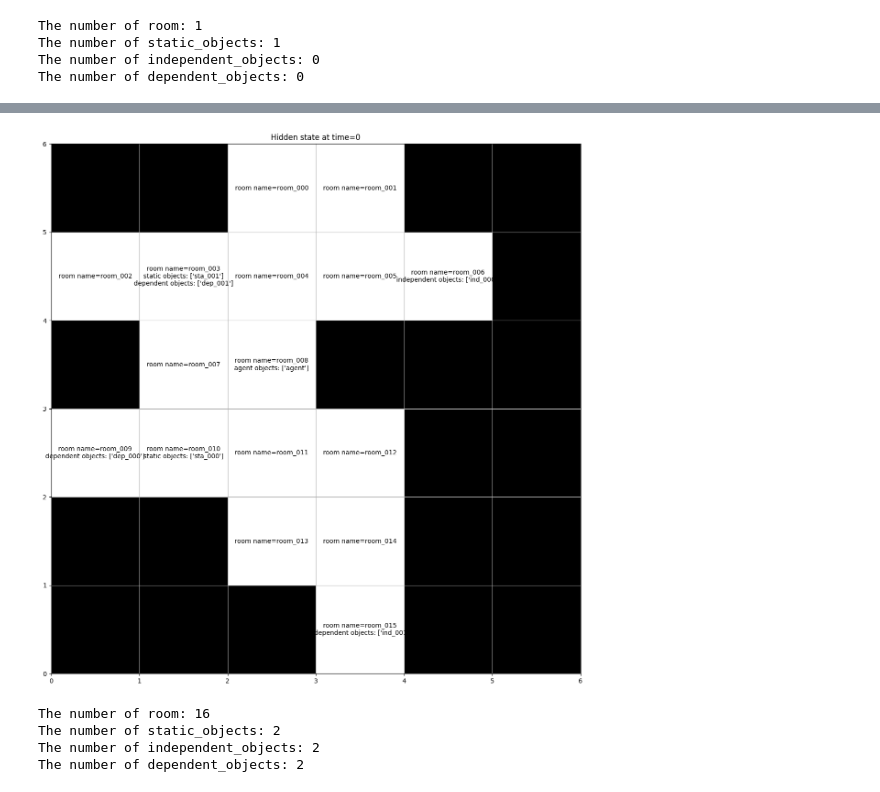
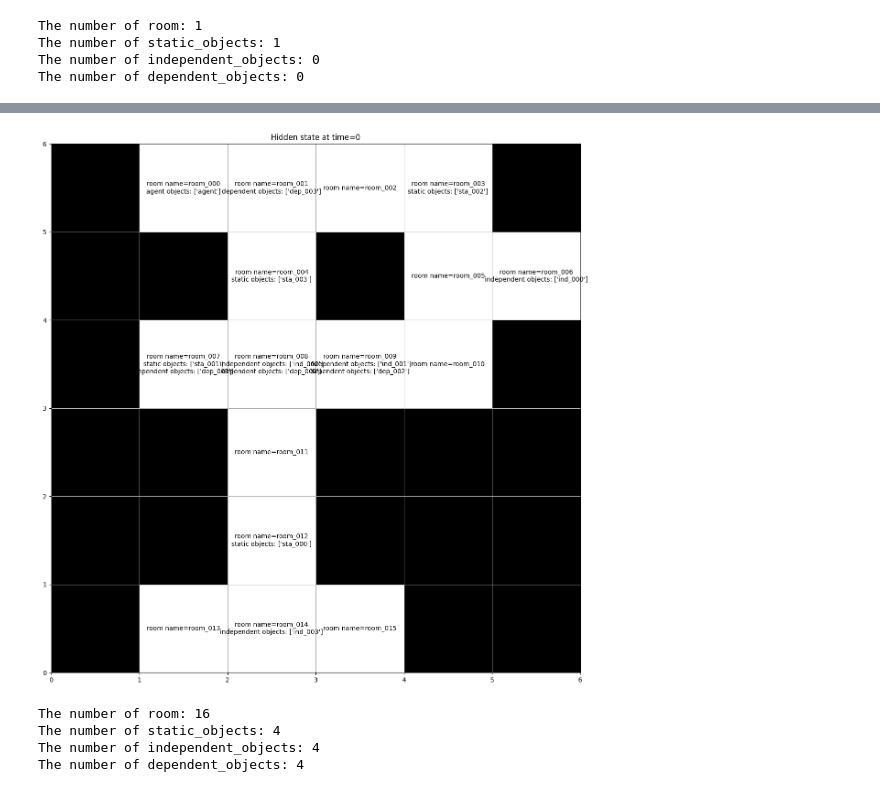
Before and after one commit to humemai/room-env, a Jupyter notebook: room-env-v2.ipynb, the cells around one changed output, grey strips where cells are left out. Drawn from its saved outputs; the diff is of its cells as text; code cells hidden in the pictures.

```diff
--- a/room-env-v2.ipynb
+++ b/room-env-v2.ipynb
@@ -39,7 +65,7 @@ env_config = {
     "question_prob": 1.0,
     "seed": 0,
     "terminates_at": 99,
-    "randomize_observations": True,
+    "randomize_observations": "all",
     "room_size": "xxs",
 }
 
@@ -61,7 +87,7 @@ env_config = {
     "question_prob": 1.0,
     "seed": 2,
     "terminates_at": 99,
-    "randomize_observations": True,
+    "randomize_observations": "all",
     "room_size": "xs",
 }
 
@@ -83,7 +109,7 @@ env_config = {
     "question_prob": 1.0,
     "seed": 0,
     "terminates_at": 99,
-    "randomize_observations": False,
+    "randomize_observations": "none",
     "room_size": "s",
     "make_everything_static": False,
     "rewards": {"correct": 1, "wrong": -1, "partial": -1},
@@ -110,7 +136,7 @@ env_config = {
     "question_prob": 1.0,
     "seed": 0,
     "terminates_at": 99,
-    "randomize_observations": False,
+    "randomize_observations": "none",
     "room_size": "m",
     "make_everything_static": False,
     "rewards": {"correct": 1, "wrong": -1, "partial": -1},
@@ -133,30 +159,30 @@ The number of dependent_objects: 2
 # %%
 from room_env.envs.room2 import RoomEnv2
 
 env_config = {
     "question_prob": 1.0,
     "seed": 0,
     "terminates_at": 99,
-    "randomize_observations": False,
+    "randomize_observations": "none",
     "room_size": "l",
     "make_everything_static": False,
     "rewards": {"correct": 1, "wrong": -1, "partial": -1},
     "num_total_questions": 100,
     "question_interval": 1,
     "include_walls_in_observations": True,
 }
 
 env = RoomEnv2(**env_config)
 observations, info = env.reset()
 env.render("image", save_fig_dir="./DEBUG/")
 for key, val in env.names.items():
     print(f"The number of {key}: {len(val)}")
 # %% [output]
-[figure, old version]
+[figure, new version]
 The number of room: 16
-The number of static_objects: 2
-The number of independent_objects: 2
-The number of dependent_objects: 2
+The number of static_objects: 4
+The number of independent_objects: 4
+The number of dependent_objects: 4
 # %%
 from room_env.envs.room2 import RoomEnv2
 
```
Also changed, not shown: parts of 7 cells of this notebook, 18 other files.
